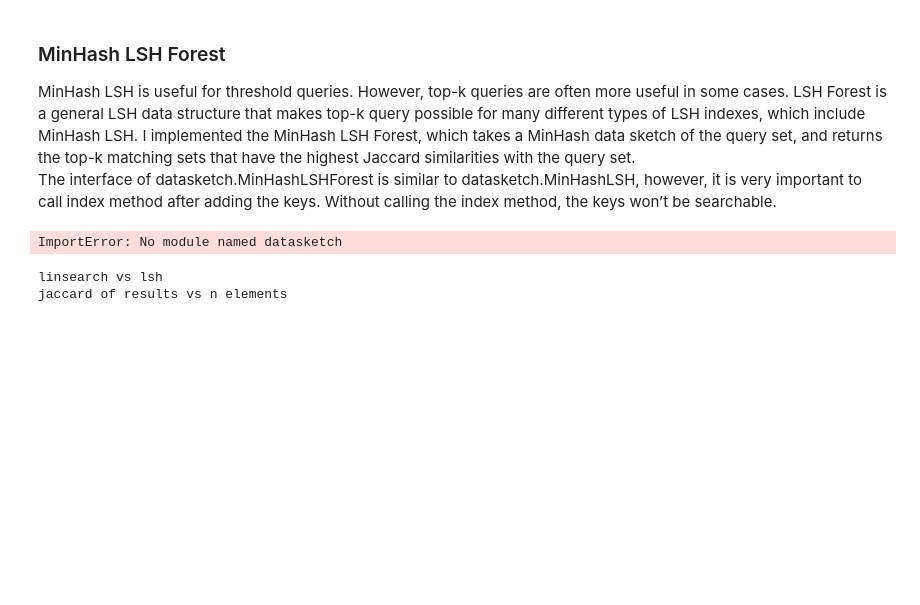
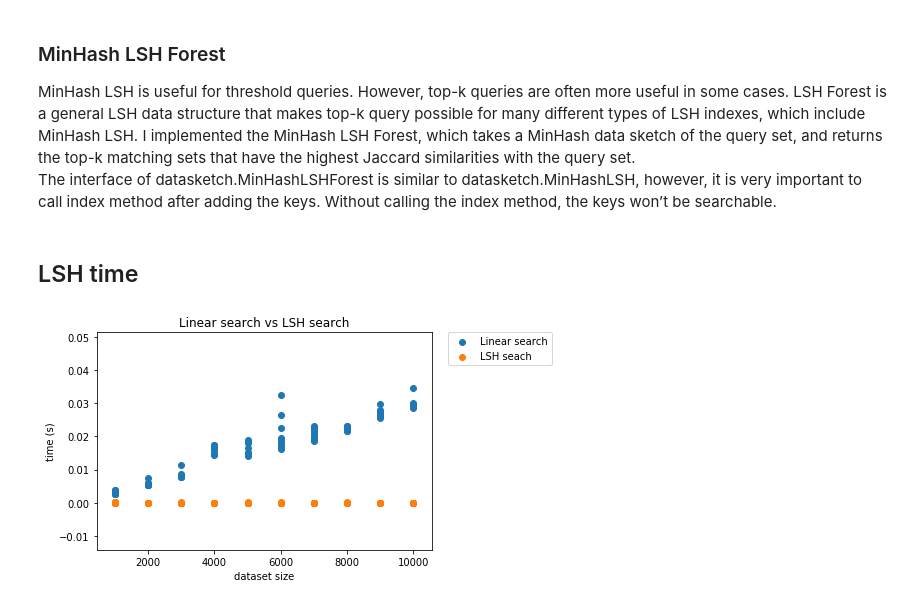
Before and after one commit to cactuskid/phyloprofiling, a Jupyter notebook: tutorial/Datasketch.ipynb, the cells around one changed output. Saved outputs shown, nothing was run; the diff lists cells and outputs as text; code cells hidden in the pictures; blank space fills up the shorter version.

```diff
--- a/tutorial/Datasketch.ipynb
+++ b/tutorial/Datasketch.ipynb
@@ -188,15 +154,15 @@ Similar to MinHash LSH, there is an LSH index implemented in Datasketch for cont
 MinHash LSH is useful for threshold queries. However, top-k queries are often more useful in some cases. LSH Forest is a general LSH data structure that makes top-k query possible for many different types of LSH indexes, which include MinHash LSH. I implemented the MinHash LSH Forest, which takes a MinHash data sketch of the query set, and returns the top-k matching sets that have the highest Jaccard similarities with the query set.
 
 The interface of datasketch.MinHashLSHForest is similar to datasketch.MinHashLSH, however, it is very important to call index method after adding the keys. Without calling the index method, the keys won’t be searchable.
+# %% [markdown]
+<h2>LSH time</h2>
 # %%
-
 from datasketch import MinHash, MinHashLSH
 import time
-
-
 import numpy as np
 
 index ={}
+
 def hash_from_set(setvals, nperm=128):
     minhash = MinHash(nperm)
     for val in setvals:
@@ -206,7 +172,6 @@ def hash_from_set(setvals, nperm=128):
 def jaccard( s1, s2):
     s1 = set(s1)
     s2 = set(s2)
-
     return float(len(s1.intersection(s2)))/float(len(s1.union(s2)))
 
 hashtimes = []
@@ -214,56 +179,59 @@ lshtimes = []
 lintimes = []
 results1 = []
 results2 = []
-for n in range( 1,10):
+
+for n in range(1, 11):
 
     lsh2 = MinHashLSH(threshold=0.7, num_perm=128)
-    randset = np.random.randint(0,2, size=(n*1000, 500) )
+    randset = np.random.randint(0,2, size=(n*1000, 500))
     hashes = { i : hash_from_set(set(np.flatnonzero(randset[i,:])) ) for i in range(randset.shape[0])}
-    sets = {i : set(np.flatnonzero(randset[i,:])) for i in range(randset.shape[0])}
+
     #insert the hashes of the random sets into the LSH
-    list(map( lambda args: lsh2.insert(args[0],args[1]) , zip(hashes.keys(),hashes.values())))
+    list(map(lambda args: lsh2.insert(args[0],args[1]), zip(hashes.keys(),hashes.values())))
+
     #10 random queries
     for q in list(np.random.randint(0, randset.shape[0] , size=10)):
         start = time.clock()
+
         #using the lsh
         result_rows = lsh2.query(hashes[q])
         lshtimes.append([n*1000,time.clock()-start])
+
+        #using a linear search over all of the hashes
         start = time.clock()
-        #using a linear search over all of the hashes
         hashjaccard = [ hashes[q].jaccard(hashes[i]) for i in range(randset.shape[0]) ]
         sortedscores = np.argsort(hashjaccard)[::-1]
         hashtimes.append([n*1000,time.clock()-start])
 
+#         print(sorted(result_rows))
+#         print(sorted(list(sortedscores[:len(result_rows)])))
+#         #top 100 entries vs returned results
+#         score1 = jaccard(result_rows,sortedscores[:100])
+#         score2 = jaccard(result_rows,sortedscores[:len(result_rows)])
 
-        print(sorted(result_rows))
-        print(sorted(list(sortedscores[:len(result_rows)])))
-        #top 100 entries vs returned results
-        score1 = jaccard(result_rows,sortedscores[:100])
-        score2 = jaccard(result_rows,sortedscores[:len(result_rows)])
+#         print(score1)
+#         print(score2)
 
-        print(score1)
-        print(score2)
-
-        results1.append([score1 , n*1000])
-        results2.append([score2 , n*1000])
+#         results1.append([score1 , n*1000])
+#         results2.append([score2 , n*1000])
-# %% [output]
-ImportError: No module named datasketch
 # %%
 from matplotlib import pyplot as plt
-%matplotlib qt
+%matplotlib inline
+
 hashtimes = np.asarray(hashtimes)
 lshtimes = np.asarray(lshtimes)
-print('linsearch vs lsh')
-plt.scatter(hashtimes[:,0],hashtimes[:,1] )
-plt.scatter(lshtimes[:,0], lshtimes[:,1])
+plt.title('Linear search vs LSH search')
+plt.scatter(hashtimes[:,0],hashtimes[:,1], label="Linear search" )
+plt.scatter(lshtimes[:,0], lshtimes[:,1], label="LSH seach")
+plt.legend(bbox_to_anchor=(1.05, 1), loc=2, borderaxespad=0.)
+plt.ylabel('time (s)')
+plt.xlabel('dataset size')
 
 plt.show()
 
-print('jaccard of results vs n elements')
-
-#plt.scatter(results1[0], results1[1])
-#plt.scatter(results2[0], results2[1])
-#plt.show()
+# print('jaccard of results vs n elements')
+# plt.scatter(results1[0], results1[1])
+# plt.scatter(results2[0], results2[1])
+# plt.show()
 # %% [output]
-linsearch vs lsh
-jaccard of results vs n elements
+[figure, added]
```
Also changed, not shown: parts of 12 cells of this notebook, 1 other file.
